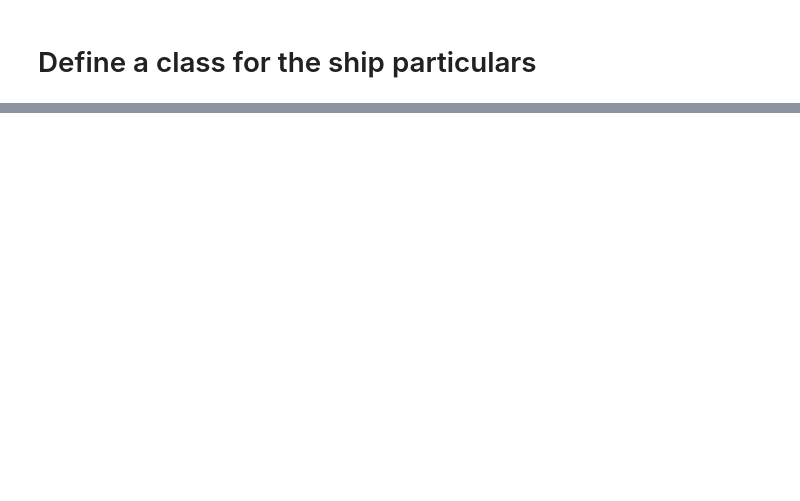
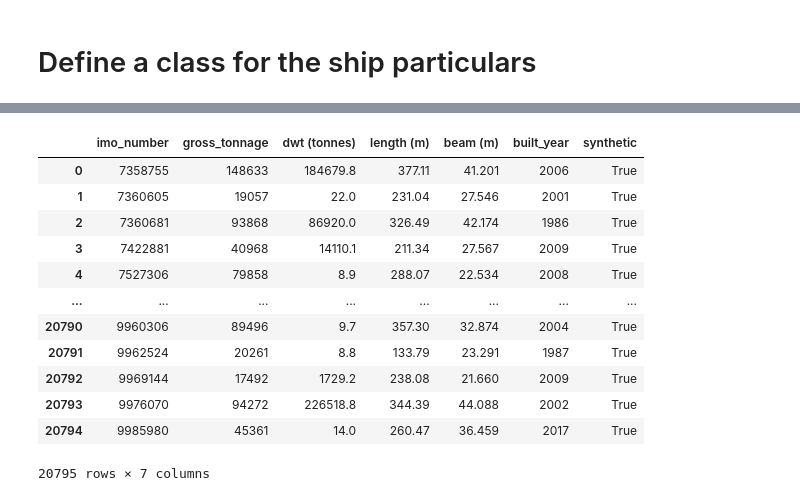
Before and after one commit to vasileiosvyzas/maritime-emissions-analysis-platform, a Jupyter notebook: notebooks/ship_technical_data_processor.ipynb, the cells around one changed output, grey strips where cells are left out. Cells and saved outputs as stored; diff of their text form; code cells hidden in the pictures; blank space fills up the shorter version.

Commit message:
Created synthetic data for the ship technical specifications and combined it with the real data

```diff
--- a/notebooks/ship_technical_data_processor.ipynb
+++ b/notebooks/ship_technical_data_processor.ipynb
@@ -226,7 +265,7 @@ import sdv
 from sdv.metadata import Metadata
 # %%
 metadata = Metadata.detect_from_dataframe(
-    data=df,
+    data=full_data,
     table_name='ship_specs')
 # %%
 from sdv.single_table import GaussianCopulaSynthesizer
@@ -234,9 +273,9 @@ from sdv.single_table import GaussianCopulaSynthesizer
 synthesizer = GaussianCopulaSynthesizer(metadata)
 
 # Step 2: Train the synthesizer
-synthesizer.fit(df)
+synthesizer.fit(full_data)
 
 # Step 3: Generate synthetic data
-synthetic_data = synthesizer.sample(num_rows=100)
+synthetic_data = synthesizer.sample(num_rows=20795)
 # %%
 synthetic_data.head()
@@ -242,0 +298,20 @@ synthetic_data.head()
+# %%
+synthetic_data = imo_numbers_for_synthetic_data.join(synthetic_data)
+# %%
+synthetic_data['synthetic'] = True
+# %%
+synthetic_data
+# %% [output]
+|  | imo_number | gross_tonnage | dwt (tonnes) | length (m) | beam (m) | built_year | synthetic |
+| 0 | 7358755 | 148633 | 184679.8 | 377.11 | 41.201 | 2006 | True |
+| 1 | 7360605 | 19057 | 22.0 | 231.04 | 27.546 | 2001 | True |
+| 2 | 7360681 | 93868 | 86920.0 | 326.49 | 42.174 | 1986 | True |
+| 3 | 7422881 | 40968 | 14110.1 | 211.34 | 27.567 | 2009 | True |
+| 4 | 7527306 | 79858 | 8.9 | 288.07 | 22.534 | 2008 | True |
+| ... | ... | ... | ... | ... | ... | ... | ... |
+| 20790 | 9960306 | 89496 | 9.7 | 357.30 | 32.874 | 2004 | True |
+| 20791 | 9962524 | 20261 | 8.8 | 133.79 | 23.291 | 1987 | True |
+| 20792 | 9969144 | 17492 | 1729.2 | 238.08 | 21.660 | 2009 | True |
+| 20793 | 9976070 | 94272 | 226518.8 | 344.39 | 44.088 | 2002 | True |
+| 20794 | 9985980 | 45361 | 14.0 | 260.47 | 36.459 | 2017 | True |
+20795 rows × 7 columns
```
Also changed, not shown: parts of 37 cells of this notebook.
